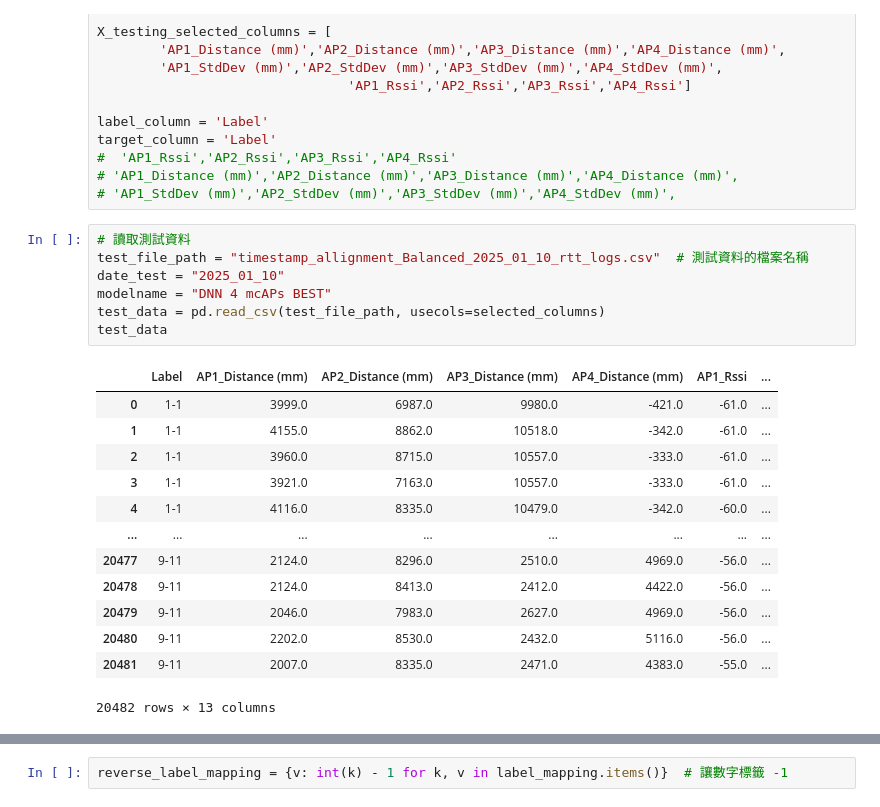
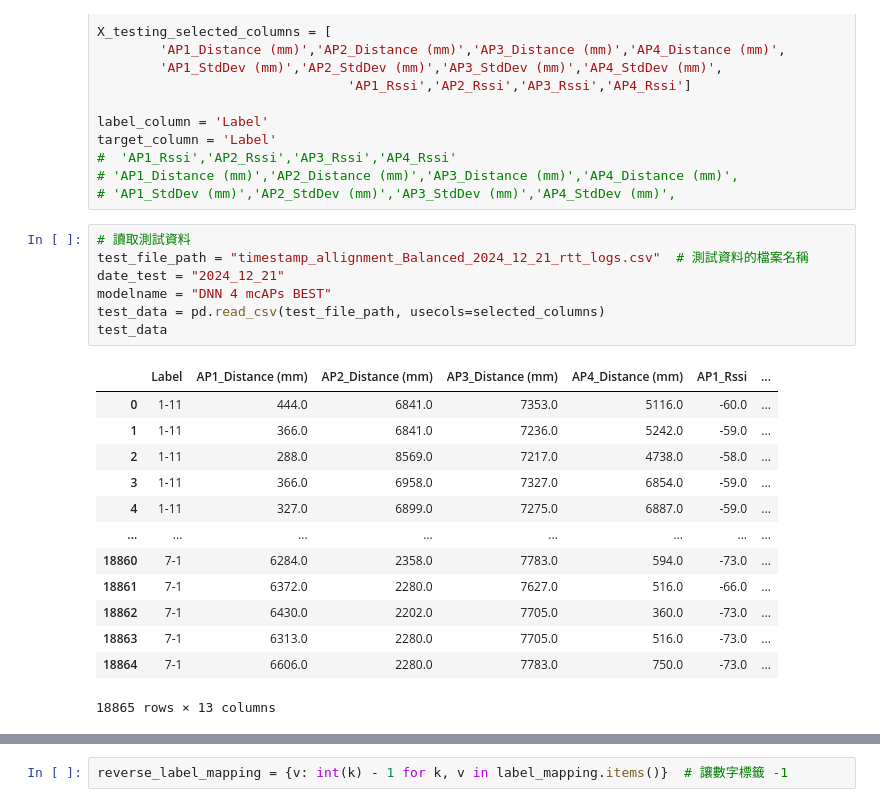
Before and after one commit to oscar9335/RTT_Research, a Jupyter notebook: Research/DNN_transferlearning.ipynb, the cells around one changed output, grey strips where cells are left out. Drawn from its saved outputs; the diff is of its cells as text.

```diff
--- a/Research/DNN_transferlearning.ipynb
+++ b/Research/DNN_transferlearning.ipynb
@@ -94,25 +95,25 @@ target_column = 'Label'
 # 'AP1_StdDev (mm)','AP2_StdDev (mm)','AP3_StdDev (mm)','AP4_StdDev (mm)',
 # %%
 # 讀取測試資料
-test_file_path = "timestamp_allignment_Balanced_2025_01_10_rtt_logs.csv"  # 測試資料的檔案名稱
-date_test = "2025_01_10"
+test_file_path = "timestamp_allignment_Balanced_2024_12_21_rtt_logs.csv"  # 測試資料的檔案名稱
+date_test = "2024_12_21"
 modelname = "DNN 4 mcAPs BEST"
 test_data = pd.read_csv(test_file_path, usecols=selected_columns)
 test_data
 # %% [output]
 |  | Label | AP1_Distance (mm) | AP2_Distance (mm) | AP3_Distance (mm) | AP4_Distance (mm) | AP1_Rssi | ... |
-| 0 | 1-1 | 3999.0 | 6987.0 | 9980.0 | -421.0 | -61.0 | ... |
-| 1 | 1-1 | 4155.0 | 8862.0 | 10518.0 | -342.0 | -61.0 | ... |
-| 2 | 1-1 | 3960.0 | 8715.0 | 10557.0 | -333.0 | -61.0 | ... |
-| 3 | 1-1 | 3921.0 | 7163.0 | 10557.0 | -333.0 | -61.0 | ... |
-| 4 | 1-1 | 4116.0 | 8335.0 | 10479.0 | -342.0 | -60.0 | ... |
+| 0 | 1-11 | 444.0 | 6841.0 | 7353.0 | 5116.0 | -60.0 | ... |
+| 1 | 1-11 | 366.0 | 6841.0 | 7236.0 | 5242.0 | -59.0 | ... |
+| 2 | 1-11 | 288.0 | 8569.0 | 7217.0 | 4738.0 | -58.0 | ... |
+| 3 | 1-11 | 366.0 | 6958.0 | 7327.0 | 6854.0 | -59.0 | ... |
+| 4 | 1-11 | 327.0 | 6899.0 | 7275.0 | 6887.0 | -59.0 | ... |
 | ... | ... | ... | ... | ... | ... | ... | ... |
-| 20477 | 9-11 | 2124.0 | 8296.0 | 2510.0 | 4969.0 | -56.0 | ... |
-| 20478 | 9-11 | 2124.0 | 8413.0 | 2412.0 | 4422.0 | -56.0 | ... |
-| 20479 | 9-11 | 2046.0 | 7983.0 | 2627.0 | 4969.0 | -56.0 | ... |
-| 20480 | 9-11 | 2202.0 | 8530.0 | 2432.0 | 5116.0 | -56.0 | ... |
-| 20481 | 9-11 | 2007.0 | 8335.0 | 2471.0 | 4383.0 | -55.0 | ... |
+| 18860 | 7-1 | 6284.0 | 2358.0 | 7783.0 | 594.0 | -73.0 | ... |
+| 18861 | 7-1 | 6372.0 | 2280.0 | 7627.0 | 516.0 | -66.0 | ... |
+| 18862 | 7-1 | 6430.0 | 2202.0 | 7705.0 | 360.0 | -73.0 | ... |
+| 18863 | 7-1 | 6313.0 | 2280.0 | 7705.0 | 516.0 | -73.0 | ... |
+| 18864 | 7-1 | 6606.0 | 2280.0 | 7783.0 | 750.0 | -73.0 | ... |
-20482 rows × 13 columns
+18865 rows × 13 columns
 # %%
 # 資料前處理 (一): 刪除前後n筆資料
 n = 10
```
Also changed, not shown: parts of 17 cells of this notebook, 10 other files.
